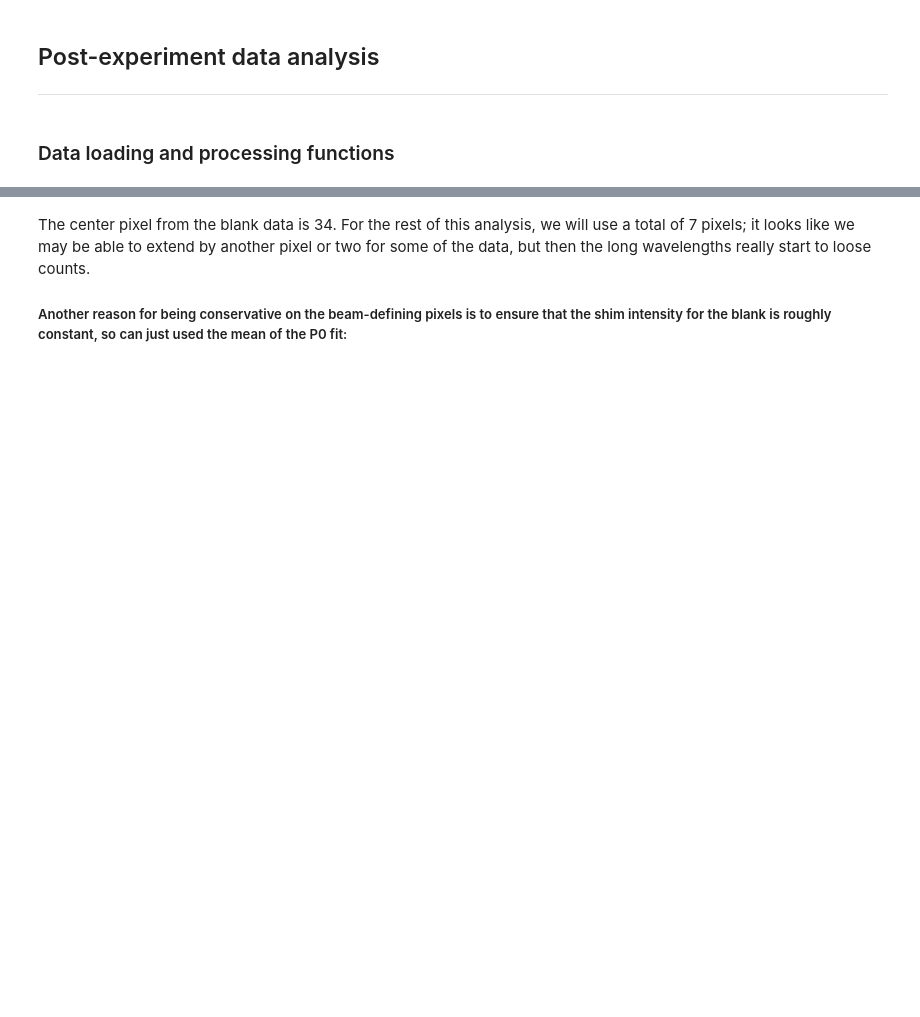
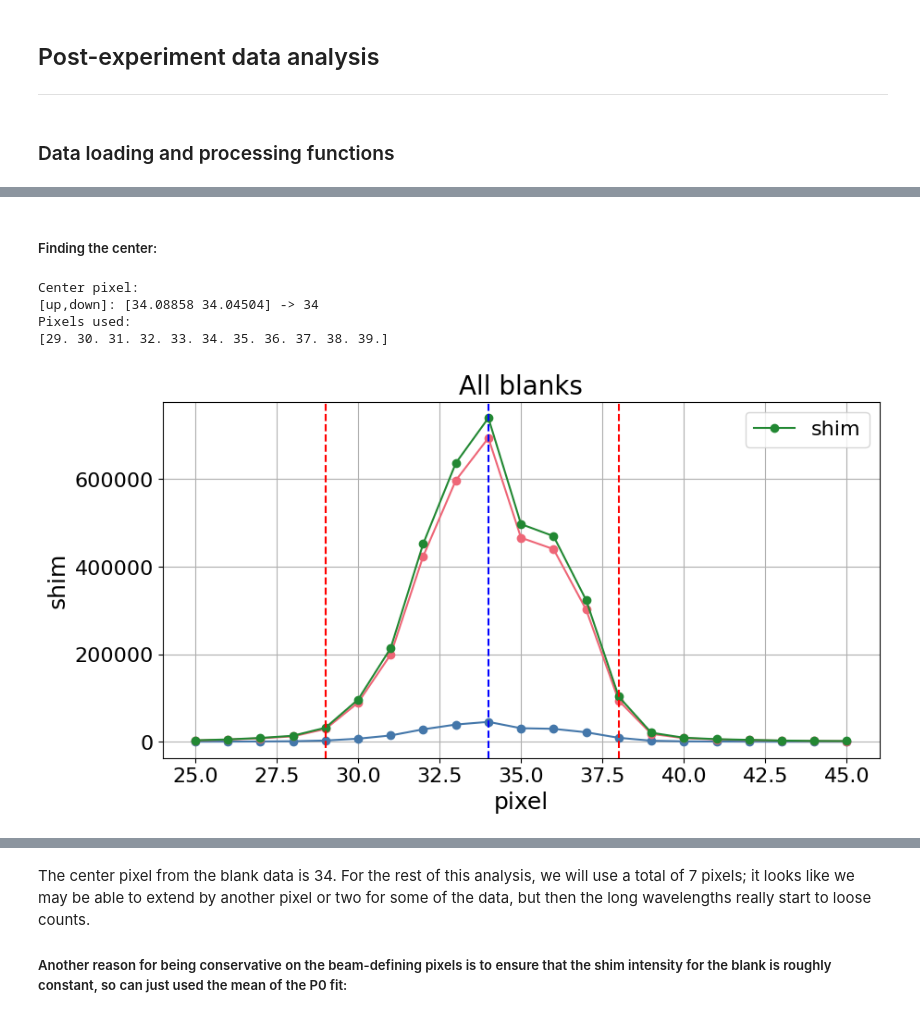
Before and after one commit to srmck/Goos-Hanchen, a Jupyter notebook: Updated_Goos-Hanchen.ipynb, the cells around one changed output, grey strips where cells are left out. Saved outputs shown, nothing was run; the diff lists cells and outputs as text; code cells hidden in the pictures; blank space fills up the shorter version.

```diff
--- a/Updated_Goos-Hanchen.ipynb
+++ b/Updated_Goos-Hanchen.ipynb
@@ -846,0 +762,38 @@ Pixels used:
+# %% [markdown]
+##### Finding the center:
+# %%
+def get_center(up,down,pname,threshold=.025,show=True):
+    '''Returns the center pixel of the given data (assumed to be from blank).
+    The pixel number is the weight for the average.'''
+    sum1,sum2 = np.nansum(up,axis=1),np.nansum(down,axis=1)
+    sum = sum1 + sum2
+    c1,c2 = np.average(pname,weights=sum1),np.average(pname,weights=sum2)
+    center = int(round(np.mean([c1,c2])))
+    pixels = pname[np.where(sum>np.max(sum)*threshold)]
+
+    if show:
+        print('Center pixel:')
+        print(f'[up,down]: {np.round([c1,c2],5)} -> {center}')
+        print('Pixels used:')
+        print(pixels)
+
+        plot_parms = {'title':['All blanks'],'xlabel':['pixel'],'ylabel':['shim']}
+        fig,axs = prepare_plot(plot_parms)
+        axs[0].plot(pname,sum1,'o-')
+        axs[0].plot(pname,sum2,'o-')
+        axs[0].plot(pname,sum,'o-',label='shim')
+        axs[0].axvline(x=center,ls='--',color='blue')
+        axs[0].axvline(x=pixels[0],ls='--',color='red')
+        axs[0].axvline(x=pixels[-1]-1,ls='--',color='red')
+        plt.legend()
+        plt.show()
+
+    return center,pixels  #assumed that rightmost point is NOT included
+
+CENTER_PIXEL,PIXELS = get_center(up_blank,dn_blank,pname_b)  #EDGES doesn't include right-most value
+# %% [output]
+Center pixel:
+[up,down]: [34.08858 34.04504] -> 34
+Pixels used:
+[29. 30. 31. 32. 33. 34. 35. 36. 37. 38. 39.]
+[figure, added]
```
Also changed, not shown: parts of 14 cells of this notebook, 1 other file.
